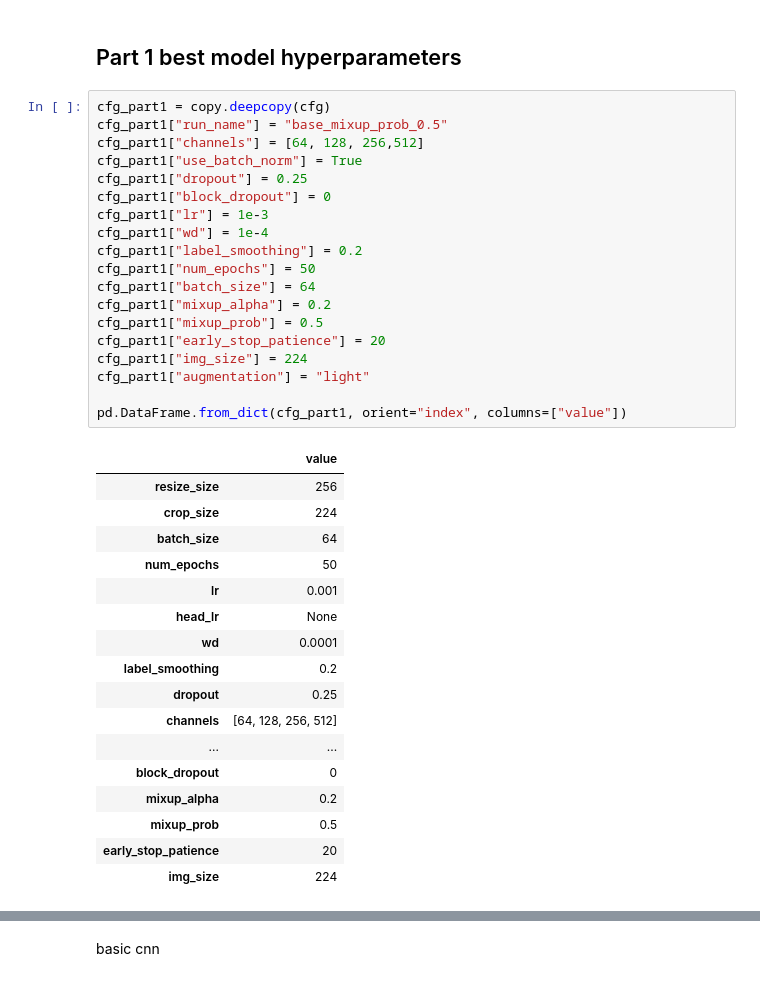
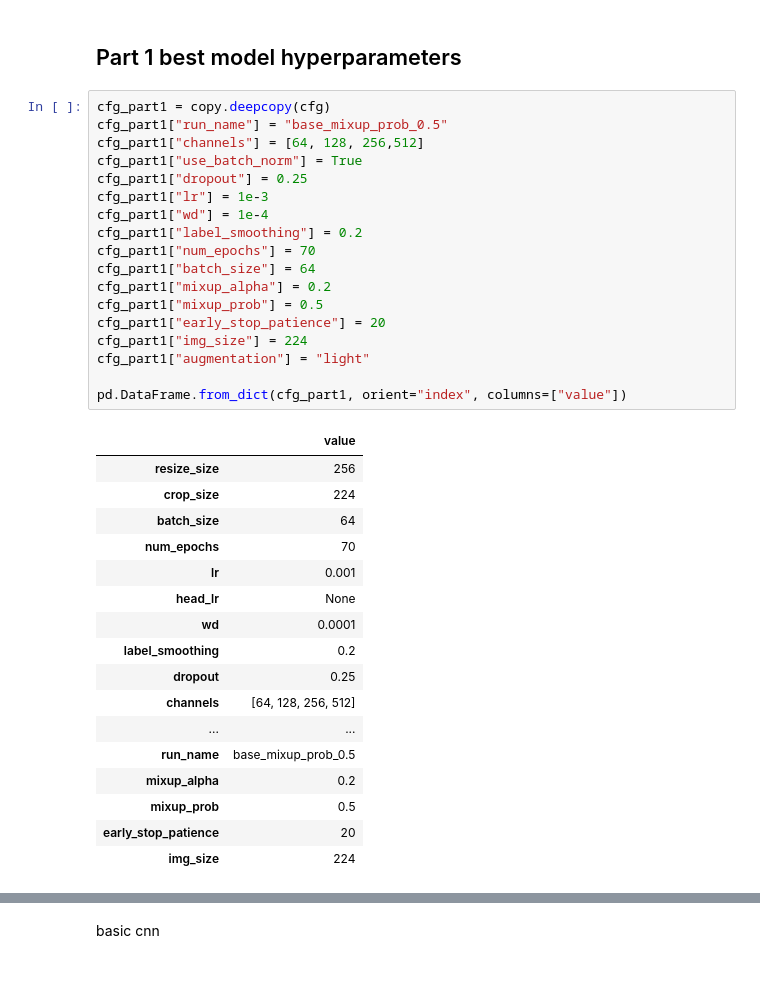
Before and after one commit to mohamadch91/UNIBO_IPCV_Image_classification, a Jupyter notebook: assignment_module_two.ipynb, the cells around one changed output, grey strips where cells are left out. Drawn from its saved outputs; the diff is of its cells as text.

Commit message:
run all exps for full tune base model

```diff
--- a/assignment_module_two.ipynb
+++ b/assignment_module_two.ipynb
@@ -833,28 +833,27 @@ def get_custom_cnn(num_classes: int, cfg: Dict[str, Any]) -> nn.Module:
 # %%
 cfg_part1 = copy.deepcopy(cfg)
 cfg_part1["run_name"] = "base_mixup_prob_0.5"
 cfg_part1["channels"] = [64, 128, 256,512]
 cfg_part1["use_batch_norm"] = True
 cfg_part1["dropout"] = 0.25
-cfg_part1["block_dropout"] = 0
 cfg_part1["lr"] = 1e-3
 cfg_part1["wd"] = 1e-4
 cfg_part1["label_smoothing"] = 0.2
-cfg_part1["num_epochs"] = 50
+cfg_part1["num_epochs"] = 70
 cfg_part1["batch_size"] = 64
 cfg_part1["mixup_alpha"] = 0.2
 cfg_part1["mixup_prob"] = 0.5
 cfg_part1["early_stop_patience"] = 20
 cfg_part1["img_size"] = 224
 cfg_part1["augmentation"] = "light"
 
 pd.DataFrame.from_dict(cfg_part1, orient="index", columns=["value"])
 # %% [output]
 |  | value |
 | resize_size | 256 |
 | crop_size | 224 |
 | batch_size | 64 |
-| num_epochs | 50 |
+| num_epochs | 70 |
 | lr | 0.001 |
 | head_lr | None |
 | wd | 0.0001 |
@@ -862,7 +861,7 @@ pd.DataFrame.from_dict(cfg_part1, orient="index", columns=["value"])
 | dropout | 0.25 |
 | channels | [64, 128, 256, 512] |
 | ... | ... |
-| block_dropout | 0 |
+| run_name | base_mixup_prob_0.5 |
 | mixup_alpha | 0.2 |
 | mixup_prob | 0.5 |
 | early_stop_patience | 20 |
```
Also changed, not shown: parts of 1 cell of this notebook, 1 other file.
